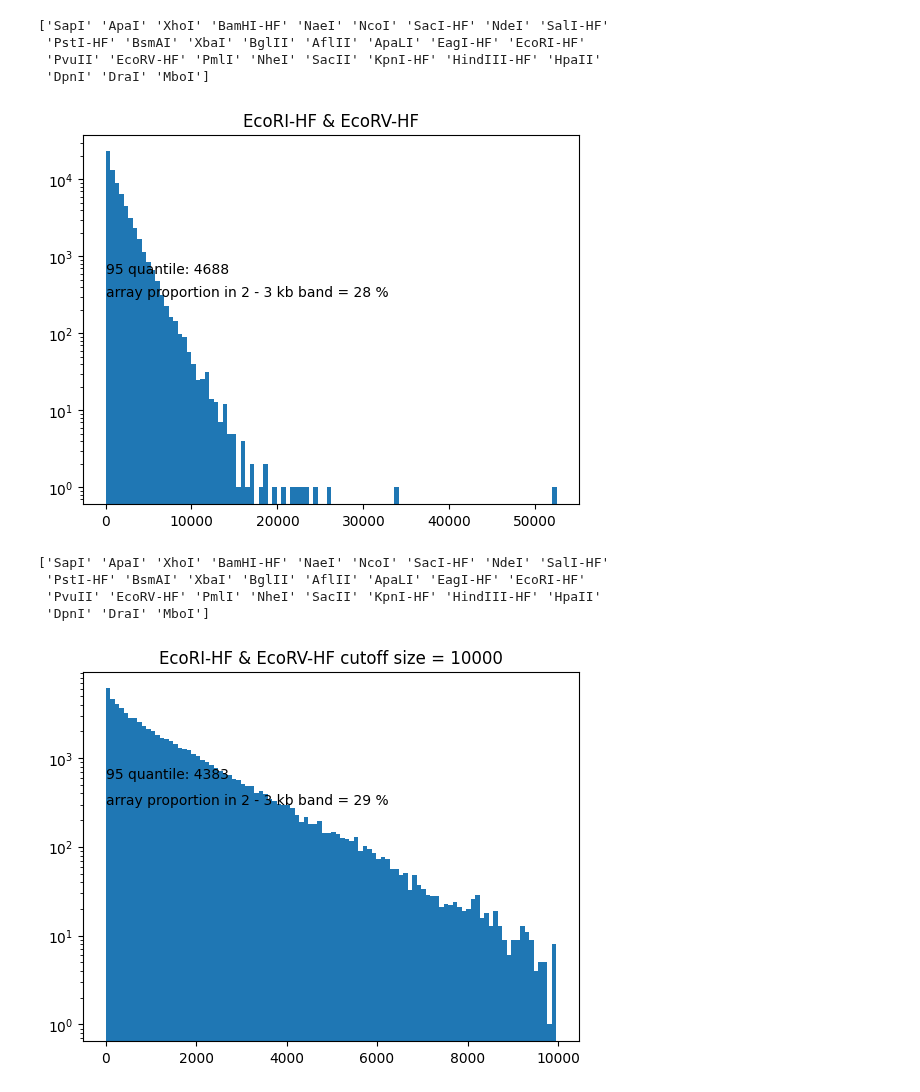
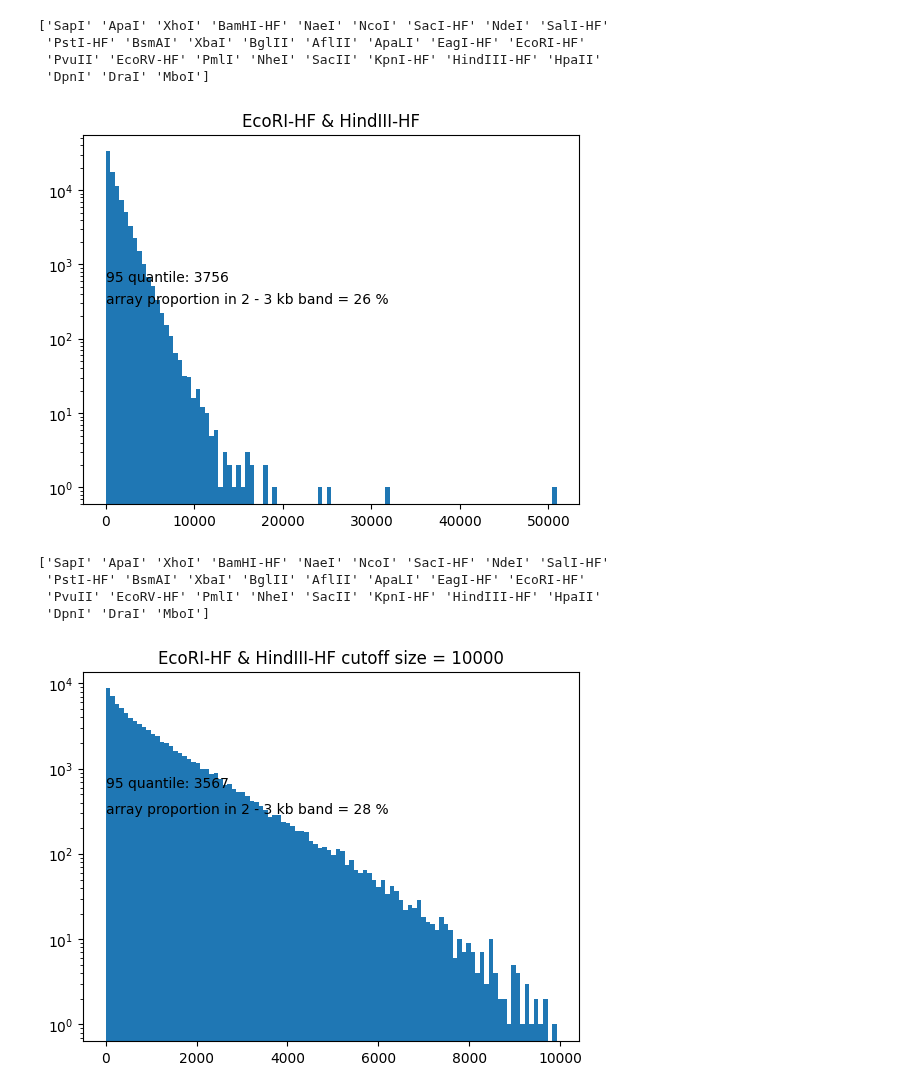
Before and after one commit to JeromeeX/wormdigester, a Jupyter notebook: wormdigester.ipynb, the cells around one changed output. Saved outputs shown, nothing was run; the diff lists cells and outputs as text; code cells hidden in the pictures.

```diff
--- a/wormdigester.ipynb
+++ b/wormdigester.ipynb
@@ -123,9 +123,9 @@ def digest(zyme1, zyme2):
  'PvuII' 'EcoRV-HF' 'PmlI' 'NheI' 'SacII' 'KpnI-HF' 'HindIII-HF' 'HpaII'
  'DpnI' 'DraI' 'MboI']
 # %%
-digest("EcoRI-HF", "EcoRV-HF")
+digest("EcoRI-HF", "HindIII-HF")
 # %% [output]
-[figure, old version]
+[figure, new version]
 # %%
 print(enzymes)
 def select_digest(zyme1, zyme2, cutsize):
@@ -198,6 +198,6 @@ def select_digest(zyme1, zyme2, cutsize):
  'PvuII' 'EcoRV-HF' 'PmlI' 'NheI' 'SacII' 'KpnI-HF' 'HindIII-HF' 'HpaII'
  'DpnI' 'DraI' 'MboI']
 # %%
-select_digest("EcoRI-HF", "EcoRV-HF", 10000)
+select_digest("EcoRI-HF", "HindIII-HF", 10000)
 # %% [output]
-[figure, old version]
+[figure, new version]
```
Also changed, not shown: 2 other files.
